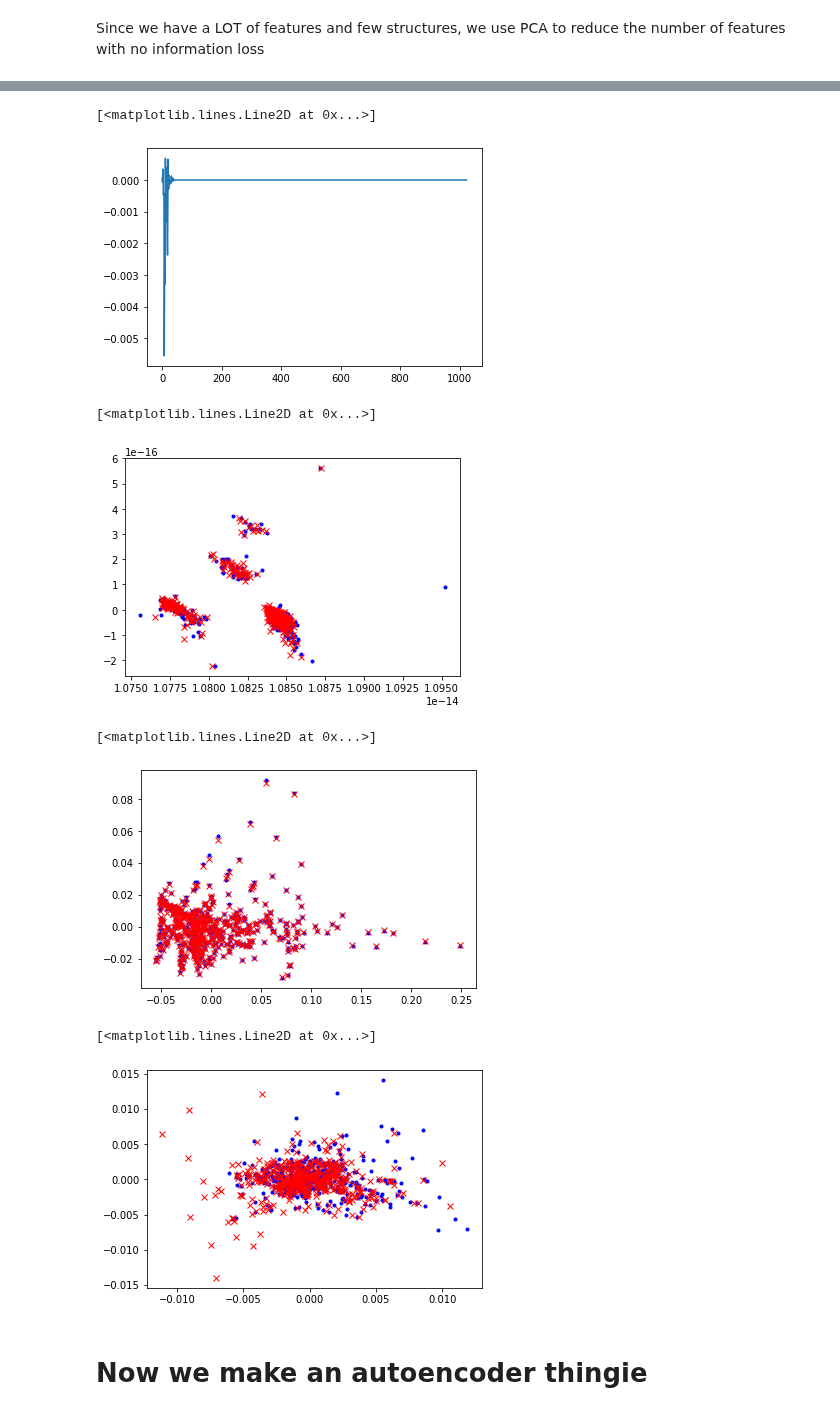
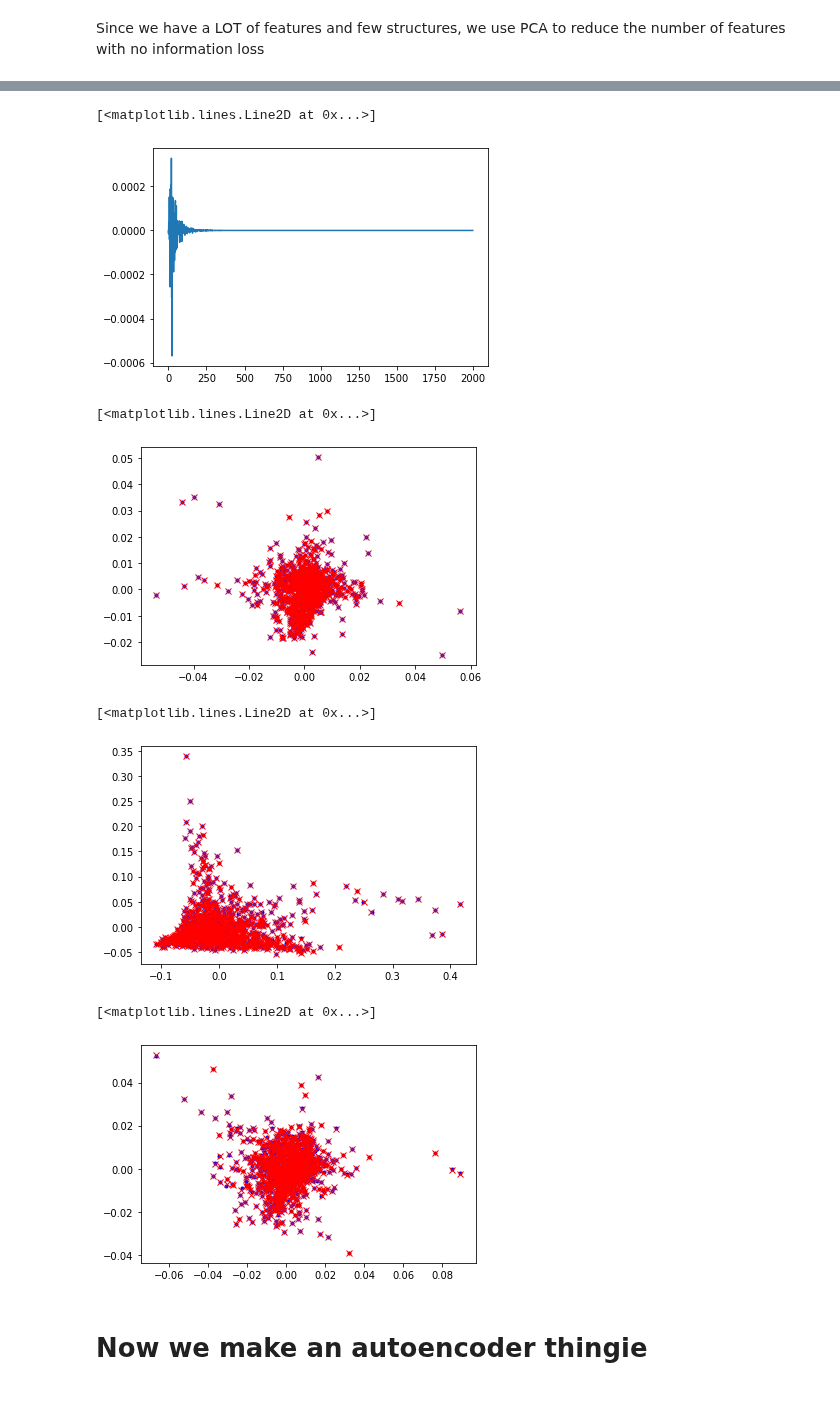
Before and after one commit to lab-cosmo/equistore-examples, a Jupyter notebook: three-center_feats.ipynb, the cells around one changed output, grey strips where cells are left out. Drawn from its saved outputs; the diff is of its cells as text; code cells hidden in the pictures.

```diff
--- a/three-center_feats.ipynb
+++ b/three-center_feats.ipynb
@@ -33,0 +38,22 @@ from generate_bispectrum_structures import generate_nu3_degen_structs
+# %%
+np.random.seed(12345)
+ngen = 1000
+frames = []
+for f in tqdm.tqdm(range(ngen)):
+    for i in range(1000):
+        r = np.random.uniform(0.5,2)
+        z1 = np.random.uniform(0.5,2)
+        z2 = np.random.uniform(1.5,1.8)
+        psi = np.random.uniform(0,np.pi)
+        phi1 = np.random.uniform(np.pi/6, np.pi)
+        phi2 = np.random.uniform(np.pi/6, np.pi)
+        fr = generate_nu3_degen_structs(r, [0, phi1, phi1+phi2],
+                                   psi, z1, z2, "B", "B", "B")
+        dist = fr[0].get_all_distances()
+        if dist[0,1:].min()>1.5 and dist[0,1:].max()<1.8 and np.abs(dist-1.0).flatten().min()>0.5:
+            fr[0].info["pars"] = str((f, "+")+(r, z1, z2, psi, phi1, phi2))
+            fr[1].info["pars"] = str((f, "-")+(r, z1, z2, psi, phi1, phi2))
+            break
+    if (i>990):
+        print("oops!")
+    frames += fr
@@ -34,18 +76,18 @@ from generate_bispectrum_structures import generate_nu3_degen_structs
 # %%
-frames = []
+frames_mg = []
 n1, n2, n3 = 8,8,8
 for psi in np.linspace(np.pi/6, np.pi*5/6, n1):
     for dphi1 in np.linspace(np.pi*2/3 - 1.2, np.pi*2/3+0.4, n2):
         for dphi2 in np.linspace(np.pi*2/3-0.7, np.pi*2/3+1.3, n3):
-            frames += generate_nu3_degen_structs(2, [0, dphi1, dphi1+dphi2],
+            frames_mg += generate_nu3_degen_structs(2, [0, dphi1, dphi1+dphi2],
                            psi, 1, np.sqrt(5), "Mg", "Mg", "Mg")
 # %%
 # shuffles keeping pairs together for easier analysis
-idx = np.asarray(range(len(frames)//2), dtype=int)
+idx = np.asarray(range(len(frames_mg)//2), dtype=int)
 np.random.shuffle(idx)
 nfr = []
 for i in idx:
-    nfr.append(frames[2*i])
-    nfr.append(frames[2*i+1])
-frames = nfr
+    nfr.append(frames_mg[2*i])
+    nfr.append(frames_mg[2*i+1])
+frames_mg = nfr
 # %%
@@ -60,7 +104,7 @@ StructureWidget(value='{"meta": {"name": " "}, "settings": {"structure": [{"axes
 # Compute raw expansion coefficients
 # %%
 hypers = {
-    "cutoff": 3.5,
+    "cutoff": 2.5,
     "max_radial": 2,
     "max_angular": 3,
     "atomic_gaussian_width": 0.2,
@@ -233,26 +292,26 @@ plt.plot(feats_nu12345[15])
 # %%
-plt.plot(feats_nu12345[20]-feats_nu12345[21])
+plt.plot(feats_nu12345[220]-feats_nu12345[221])
 # %% [output]
 [<matplotlib.lines.Line2D at 0x...>]
-[figure, old version]
+[figure, new version]
 # %%
 plt.plot(feats_nu123[::2,7], feats_nu123[::2,8], 'b.')
 plt.plot(feats_nu123[1::2,7], feats_nu123[1::2,8], 'rx')
 # %% [output]
 [<matplotlib.lines.Line2D at 0x...>]
-[figure, old version]
+[figure, new version]
 # %%
 plt.plot(feats_nu12345[::2,2], feats_nu12345[::2,3], 'b.')
 plt.plot(feats_nu12345[1::2,2], feats_nu12345[1::2,3], 'rx')
 # %% [output]
 [<matplotlib.lines.Line2D at 0x...>]
-[figure, old version]
+[figure, new version]
 # %%
-plt.plot(feats_nu12345[::2,12], feats_nu12345[::2,13], 'b.')
-plt.plot(feats_nu12345[1::2,12], feats_nu12345[1::2,13], 'rx')
+plt.plot(feats_nu12345[::2,8], feats_nu12345[::2,9], 'b.')
+plt.plot(feats_nu12345[1::2,8], feats_nu12345[1::2,9], 'rx')
 # %% [output]
 [<matplotlib.lines.Line2D at 0x...>]
-[figure, old version]
+[figure, new version]
 # %% [markdown]
 # Now we make an autoencoder thingie
 # %%
```
Also changed, not shown: parts of 33 cells of this notebook, 1 other file.
